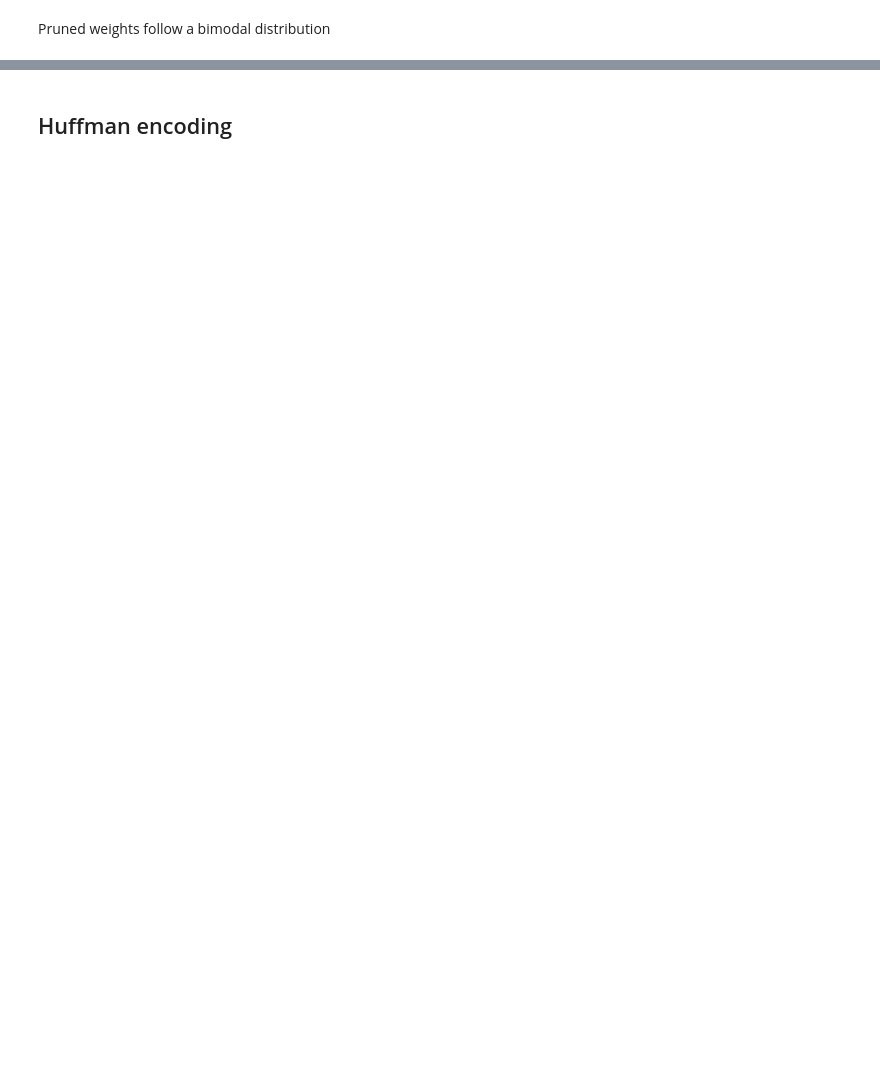
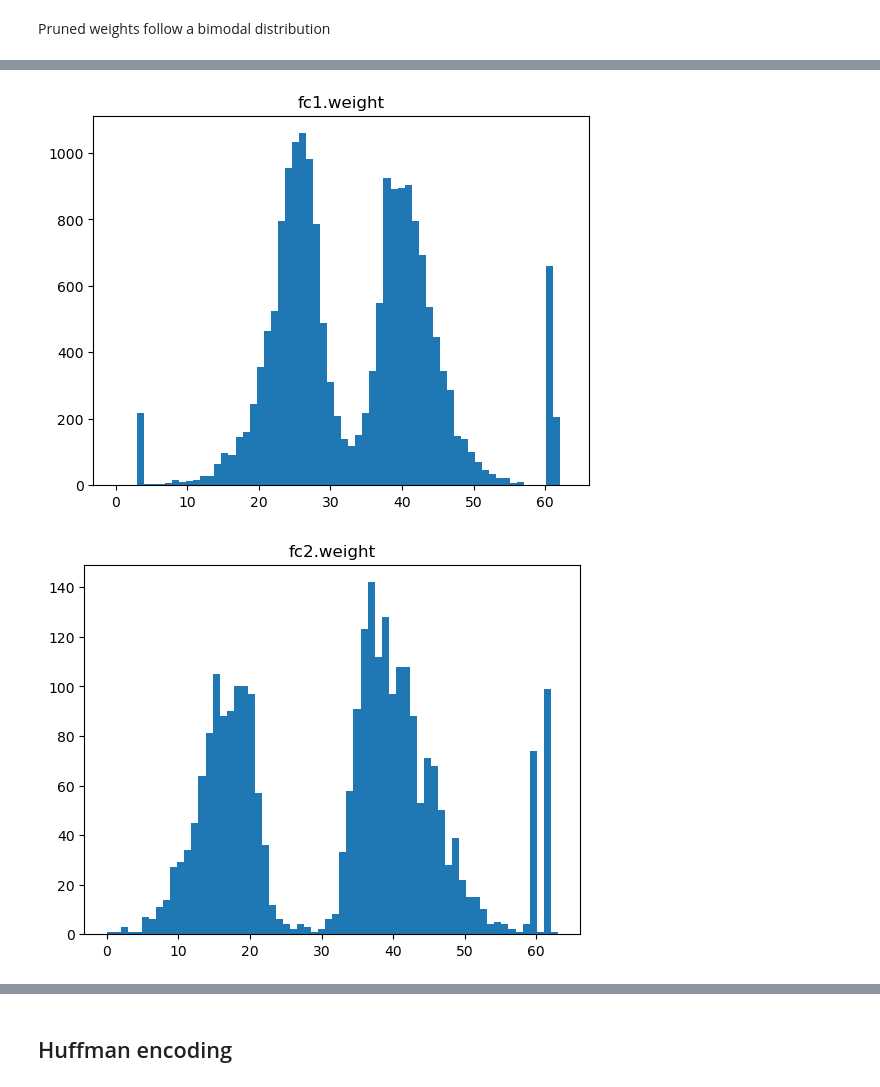
Before and after one commit to ciodar/deep-compression, a Jupyter notebook: notebooks/mnist.ipynb, the cells around one changed output, grey strips where cells are left out. Cells and saved outputs as stored; diff of their text form; code cells hidden in the pictures; blank space fills up the shorter version.

```diff
--- a/notebooks/mnist.ipynb
+++ b/notebooks/mnist.ipynb
@@ -220,0 +197,26 @@ plot_weight_histograms(net)
+# %%
+quantizer = config['quantizer']
+quantize_fn = getattr(module_quantize, quantizer['type'])
+
+model = module_quantize.quantize_model(model, quantize_fn, quantizer['levels'], None)
+
+# build optimizer, learning rate scheduler. delete every lines containing lr_scheduler for disabling scheduler
+trainable_params = filter(lambda p: p.requires_grad, model.parameters())
+optimizer = config.init_obj('optimizer', torch.optim, trainable_params)
+lr_scheduler = config.init_obj('lr_scheduler', torch.optim.lr_scheduler, optimizer)
+
+trainer = Trainer(model, criterion, metrics, optimizer,
+                  config=config,
+                  device=device,
+                  data_loader=data_loader,
+                  valid_data_loader=valid_data_loader,
+                  lr_scheduler=lr_scheduler)
+
+_, acc1, acc5 = trainer._valid_epoch(-1).values()
+print("Tested model after quantization - acc@1:{:.3f} | acc@5:{:.3f}".format(acc1, acc5))
+
+if quantizer['finetune_weights']:
+    trainer.train()
+
+_, acc1, acc5 = trainer._valid_epoch(-1).values()
+print("Tested model after finetuning - acc@1:{:.3f} | acc@5:{:.3f}".format(acc1, acc5))
@@ -220,0 +241,10 @@ plot_weight_histograms(net)
+# %%
+import numpy as np
+for param_name, bits in quantizer['levels'].items():
+    t = model.state_dict()[param_name + '_indices'].detach().cpu()
+    plt.hist(t.numpy(),bins=2**bits)
+    plt.title(param_name)
+    plt.show()
+# %% [output]
+[figure, added]
+[figure, added]
```
Also changed, not shown: parts of 34 cells of this notebook, 5 other files.
